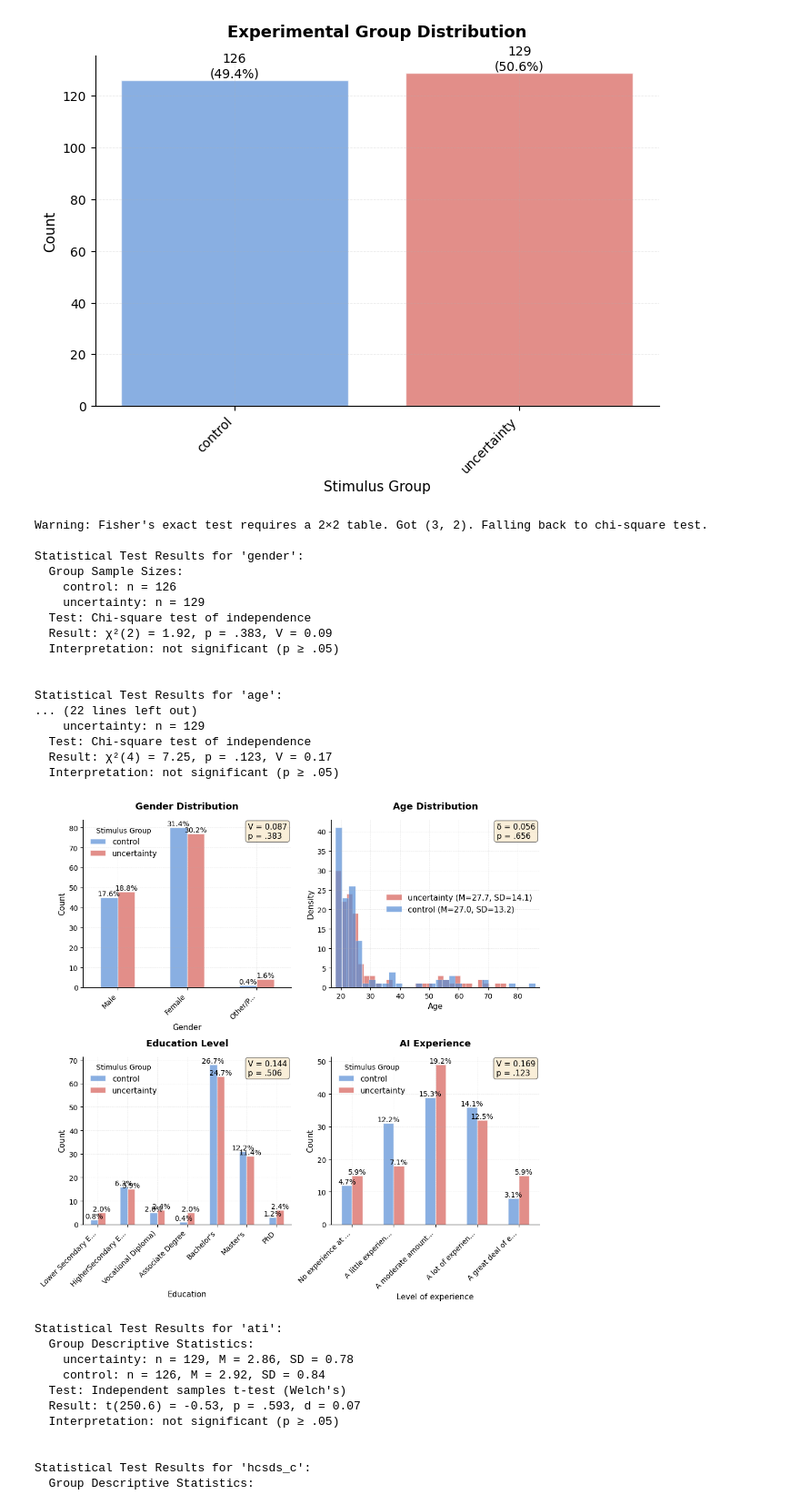
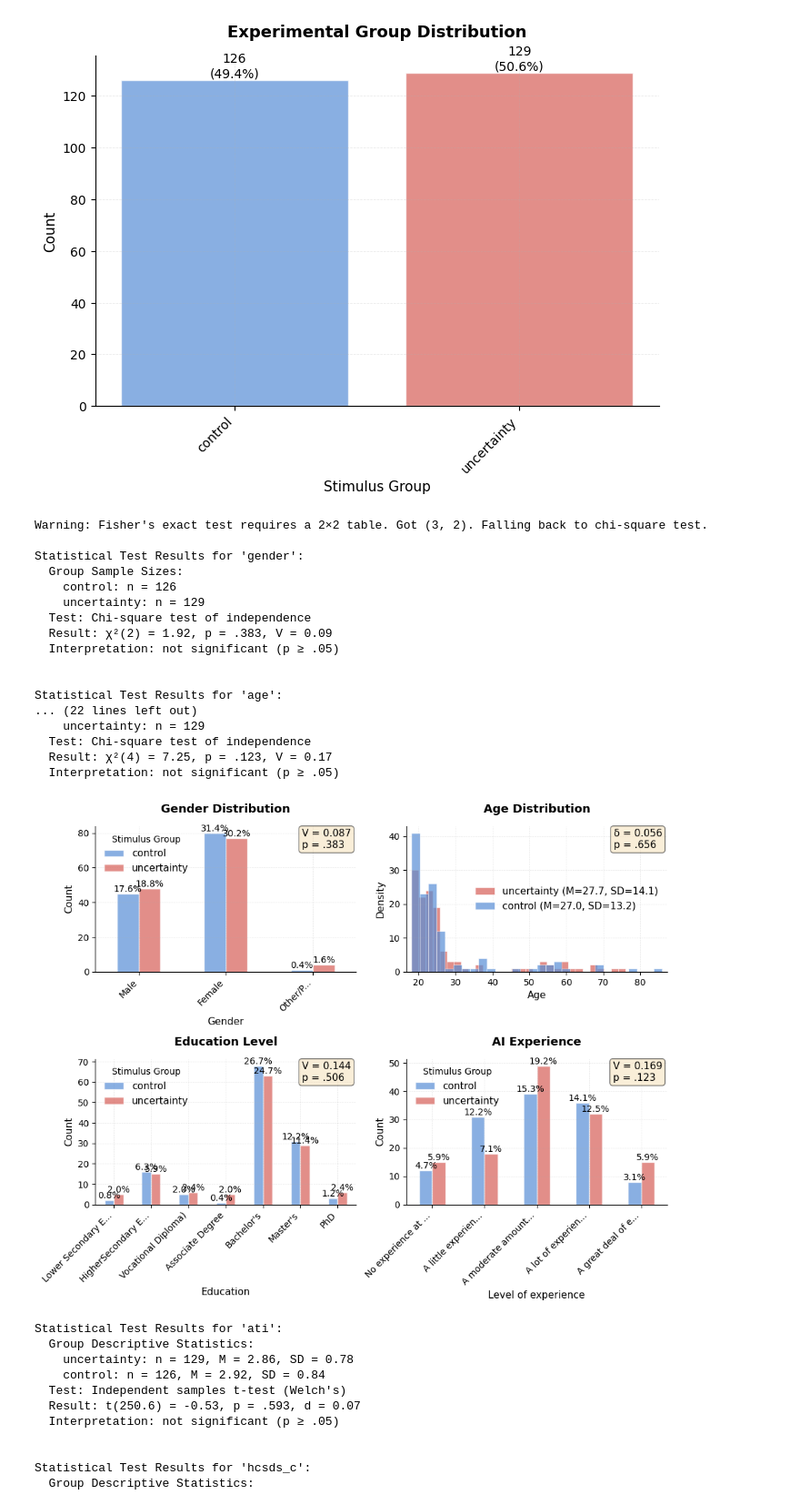
Before and after one commit to TimWiesner99/thesis-analysis, a Jupyter notebook: analysis/overview_results.ipynb, the cells around one changed output. Shown at 91% size. Saved outputs shown, nothing was run; the diff lists cells and outputs as text; code cells hidden in the pictures.

```diff
--- a/analysis/overview_results.ipynb
+++ b/analysis/overview_results.ipynb
@@ -81,7 +81,7 @@ plt.show()
 [figure]
 # %%
 # Demographics per group
-fig, axes = create_figure_grid(4, ncols=2, figsize=(10, 10))
+fig, axes = create_figure_grid(4, ncols=2, figsize=(10, 8))
 
 plot_categorical_bar(data, 'gender',
                      group_by='stimulus_group',
@@ -103,34 +103,34 @@ plot_categorical_bar(data, 'education',
 
 plot_categorical_bar(data, 'Q19', group_by='stimulus_group',
                      title='AI Experience',
                      test_method='nonparametric',
                      x_label='Level of experience',
                      ax=axes[3], show_absolute=False)
 
 #fig.suptitle("Demographics by group", fontsize=20)
 
 plt.tight_layout()
 plt.savefig(f'../plots/overview/demographics_by_group.png', transparent=True)
 plt.show()
 # %% [output]
 Warning: Fisher's exact test requires a 2×2 table. Got (3, 2). Falling back to chi-square test.
 
 Statistical Test Results for 'gender':
   Group Sample Sizes:
     control: n = 126
     uncertainty: n = 129
   Test: Chi-square test of independence
   Result: χ²(2) = 1.92, p = .383, V = 0.09
   Interpretation: not significant (p ≥ .05)
 
 
 Statistical Test Results for 'age':
 ... (22 lines left out)
     uncertainty: n = 129
   Test: Chi-square test of independence
   Result: χ²(4) = 7.25, p = .123, V = 0.17
   Interpretation: not significant (p ≥ .05)
-[figure, old version]
+[figure, new version]
 # %%
 # Covariates
 fig, axes = create_figure_grid(3, ncols=3, figsize=(16, 5))
```
Also changed, not shown: 3 other files.
